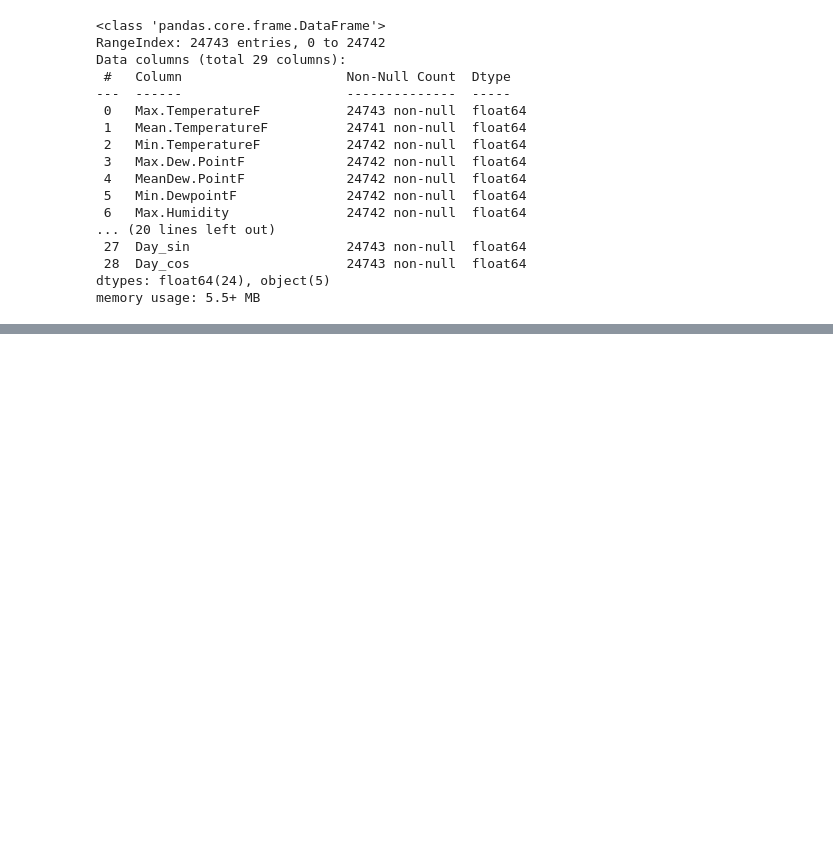
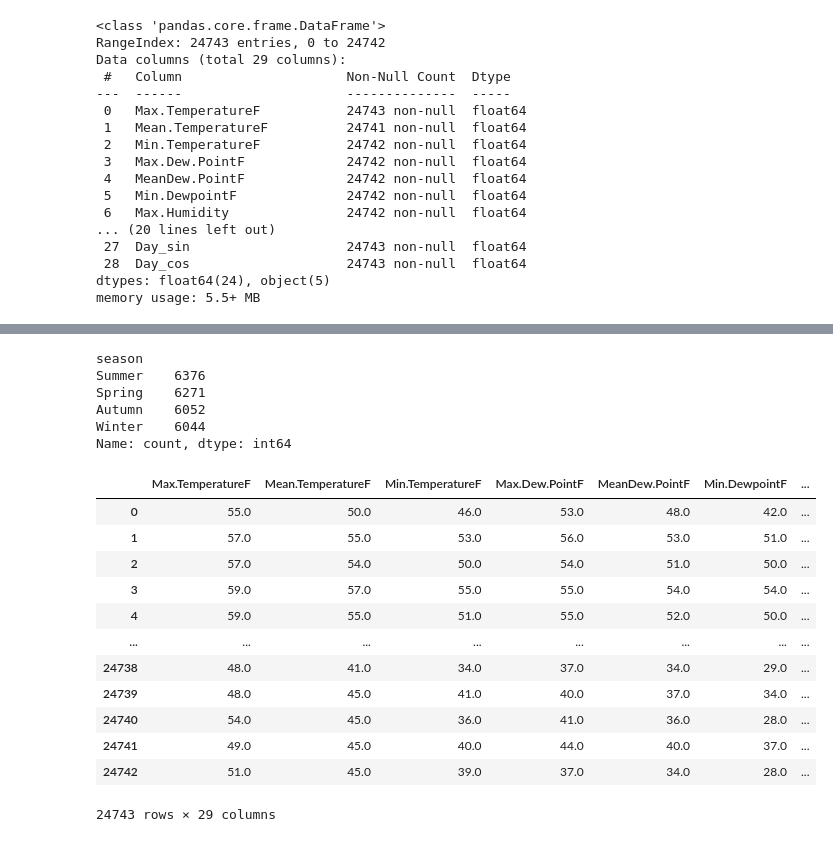
Before and after one commit to imeltsner/WeatherAQI-Predictor, a Jupyter notebook: sf_weather_data_processing.ipynb, the cells around one changed output, grey strips where cells are left out. Saved outputs shown, nothing was run; the diff lists cells and outputs as text; code cells hidden in the pictures; blank space fills up the shorter version.

Commit message:
Added encoding of some of the columns

```diff
--- a/sf_weather_data_processing.ipynb
+++ b/sf_weather_data_processing.ipynb
@@ -158,0 +215,47 @@ memory usage: 5.5+ MB
+# %%
+weather_train_df.season.value_counts()
+# %% [output]
+season
+Summer    6376
+Spring    6271
+Autumn    6052
+Winter    6044
+Name: count, dtype: int64
+# %%
+# Encoding columns from str to int
+
+from sklearn.preprocessing import LabelEncoder
+
+label_encoder = LabelEncoder()
+
+# Events
+weather_train_df['Events'] = label_encoder.fit_transform(weather_train_df['Events'].astype(str))
+weather_train_df['Events'] = weather_train_df['Events'].astype(int)
+
+# Precipitation
+weather_train_df['PrecipitationIn'] = label_encoder.fit_transform(weather_train_df['PrecipitationIn'].astype(str))
+weather_train_df['PrecipitationIn'] = weather_train_df['PrecipitationIn'].astype(int)
+
+# WindDirDegrees
+weather_train_df['WindDirDegrees.br...'] = label_encoder.fit_transform(weather_train_df['WindDirDegrees.br...'].astype(str))
+weather_train_df['WindDirDegrees.br...'] = weather_train_df['WindDirDegrees.br...'].astype(int)
+
+# Season
+weather_train_df['season'] = label_encoder.fit_transform(weather_train_df['season'].astype(str))
+weather_train_df['season'] = weather_train_df['season'].astype(int)
+
+weather_train_df
+# %% [output]
+|  | Max.TemperatureF | Mean.TemperatureF | Min.TemperatureF | Max.Dew.PointF | MeanDew.PointF | Min.DewpointF | ... |
+| 0 | 55.0 | 50.0 | 46.0 | 53.0 | 48.0 | 42.0 | ... |
+| 1 | 57.0 | 55.0 | 53.0 | 56.0 | 53.0 | 51.0 | ... |
+| 2 | 57.0 | 54.0 | 50.0 | 54.0 | 51.0 | 50.0 | ... |
+| 3 | 59.0 | 57.0 | 55.0 | 55.0 | 54.0 | 54.0 | ... |
+| 4 | 59.0 | 55.0 | 51.0 | 55.0 | 52.0 | 50.0 | ... |
+| ... | ... | ... | ... | ... | ... | ... | ... |
+| 24738 | 48.0 | 41.0 | 34.0 | 37.0 | 34.0 | 29.0 | ... |
+| 24739 | 48.0 | 45.0 | 41.0 | 40.0 | 37.0 | 34.0 | ... |
+| 24740 | 54.0 | 45.0 | 36.0 | 41.0 | 36.0 | 28.0 | ... |
+| 24741 | 49.0 | 45.0 | 40.0 | 44.0 | 40.0 | 37.0 | ... |
+| 24742 | 51.0 | 45.0 | 39.0 | 37.0 | 34.0 | 28.0 | ... |
+24743 rows × 29 columns
```
Also changed, not shown: parts of 10 cells of this notebook.
